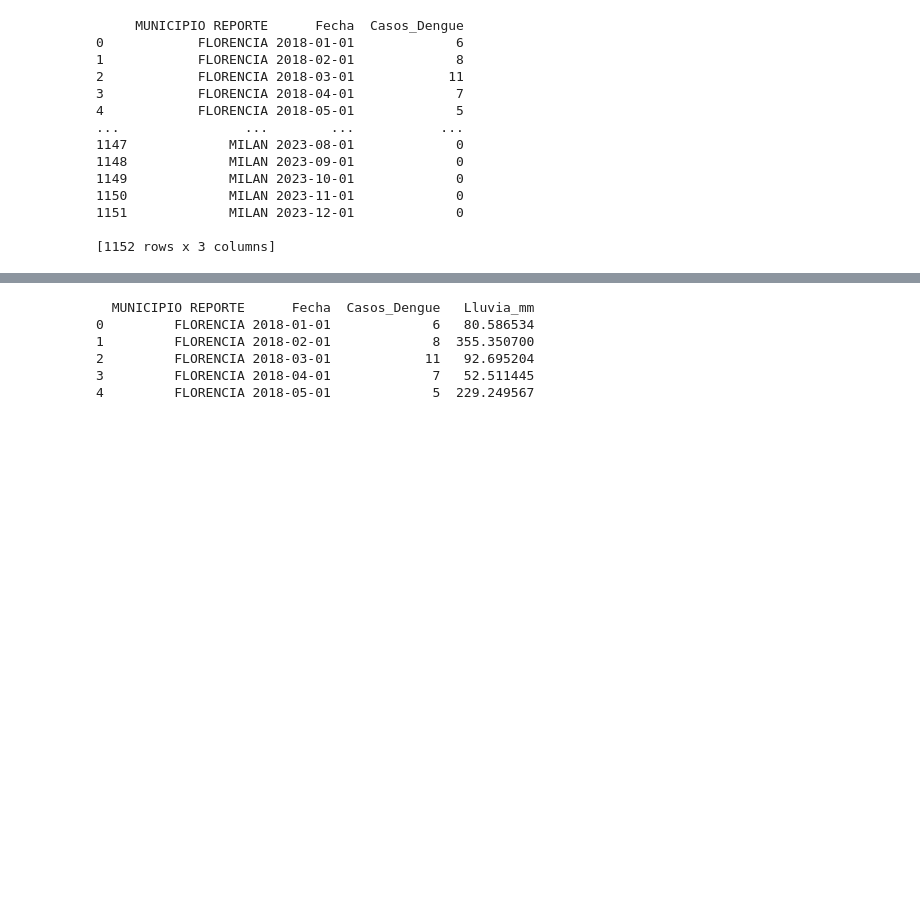
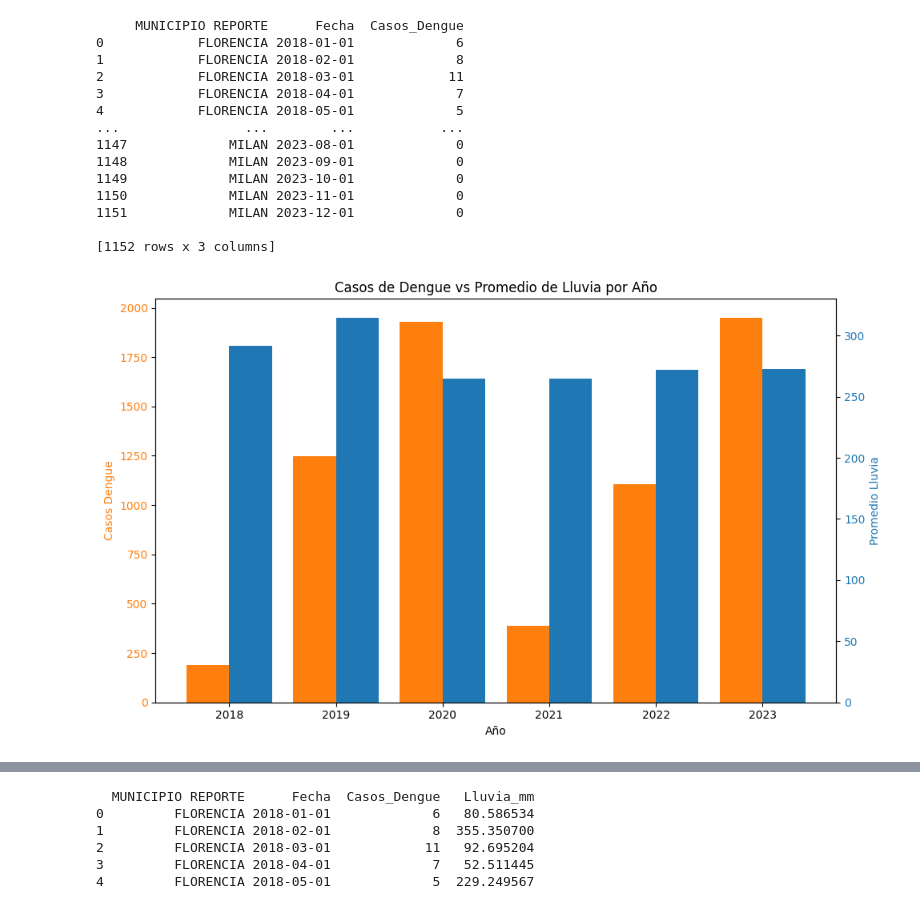
Before and after one commit to Musiconauta24/Proyecto_Curso_IA, a Jupyter notebook: Proyecto_analisis.ipynb, the cells around one changed output, grey strips where cells are left out. Saved outputs shown, nothing was run; the diff lists cells and outputs as text; code cells hidden in the pictures; blank space fills up the shorter version.

```diff
--- a/Proyecto_analisis.ipynb
+++ b/Proyecto_analisis.ipynb
@@ -146,7 +146,8 @@ print (dengue['FECHA REPORTE'].value_counts(normalize=True))
 # Obtener los años únicos y ordenarlos de menor a mayor
 anios_ordenados = sorted(dengue['FECHA REPORTE'].unique())
 # Graficar los casos por año en orden
-dengue['FECHA REPORTE'].value_counts().reindex(anios_ordenados).plot(kind='bar', title='Número de personas contagiadas por año')
+casos_dengue = dengue['FECHA REPORTE'].value_counts().reindex(anios_ordenados)
+casos_dengue.plot(kind='bar', title='Número de personas contagiadas por año')
 plt.show()
 print ("\n Distribución de los casos por Mes")
 print (dengue['MES REPORTE'].value_counts())
@@ -288,3 +289,80 @@ print(df_dengue_group)
 1151             MILAN 2023-12-01             0
 
 [1152 rows x 3 columns]
+# %%
+# Revisar la distribución de la muestra de lluvia
+# --- 2️⃣ Agrupar Lluvia por año ---
+lluvia['Fecha'] = pd.to_datetime(lluvia['Fecha'], errors='coerce', dayfirst=True)
+lluvia['Año'] = lluvia['Fecha'].dt.year
+# Calcular promedio de lluvia por año
+promedio_lluvia = lluvia.groupby('Año')['Valor'].mean()
+
+# --- 3️⃣ Unir ambos DataFrames ---
+df_combinado = pd.DataFrame({
+    'Casos Dengue': casos_dengue,
+    'Promedio Lluvia': promedio_lluvia
+}).sort_index()
+
+fig, ax1 = plt.subplots(figsize=(10, 6))
+ax1.set_xlabel("Año")
+ax1.set_ylabel("Casos Dengue", color="tab:orange")
+ax1.bar(df_combinado.index - 0.2, df_combinado['Casos Dengue'],
+        width=0.4, color="tab:orange", label="Casos Dengue")
+ax1.tick_params(axis='y', labelcolor="tab:orange")
+
+# Eje Y derecho para promedio de lluvias
+ax2 = ax1.twinx()
+ax2.set_ylabel("Promedio Lluvia", color="tab:blue")
+ax2.bar(df_combinado.index + 0.2, df_combinado['Promedio Lluvia'],
+        width=0.4, color="tab:blue", label="Promedio Lluvia")
+ax2.tick_params(axis='y', labelcolor="tab:blue")
+
+# Título y formato
+plt.title("Casos de Dengue vs Promedio de Lluvia por Año")
+fig.tight_layout()
+
+# Mostrar
+plt.show()
+
+print ("\n Distribución de los casos por Mes")
+# Ordenar los meses del año en español
+meses_ordenados = ['ENERO', 'FEBRERO', 'MARZO', 'ABRIL', 'MAYO', 'JUNIO', 'JULIO', 'AGOSTO', 'SEPTIEMBRE', 'OCTUBRE', 'NOVIEMBRE', 'DICIEMBRE']
+
+# --- 1️⃣ Casos de dengue por mes ---
+casos_dengue_mes = dengue['MES REPORTE'].value_counts().reindex(meses_ordenados)
+
+# --- 2️⃣ Lluvias por mes ---
+# Asegurar formato fecha
+lluvia['Fecha'] = pd.to_datetime(lluvia['Fecha'], errors='coerce', dayfirst=True)
+# Extraer mes en texto para alinear con dengue
+lluvia['Mes'] = lluvia['Fecha'].dt.month.apply(lambda x: meses_ordenados[x-1])
+# Calcular promedio de lluvia por mes
+promedio_lluvia_mes = lluvia.groupby('Mes')['Valor'].mean().reindex(meses_ordenados)
+
+# --- 3️⃣ Unir ambos DataFrames ---
+df_meses = pd.DataFrame({
+    'Casos Dengue': casos_dengue_mes,
+    'Promedio Lluvia': promedio_lluvia_mes
+})
+
+# --- 4️⃣ Graficar con doble eje Y ---
+fig, ax1 = plt.subplots(figsize=(10, 6))
+
+# Casos de dengue (barras)
+ax1.set_xlabel("Mes")
+ax1.set_ylabel("Casos Dengue", color="tab:blue")
+ax1.bar(df_meses.index, df_meses['Casos Dengue'], width=0.4, color="tab:blue", label="Casos Dengue")
+ax1.tick_params(axis='y', labelcolor="tab:blue")
+ax1.set_xticklabels(df_meses.index, rotation=45)
+
+# Promedio de lluvias (línea con puntos)
+ax2 = ax1.twinx()
+ax2.set_ylabel("Promedio Lluvia", color="tab:orange")
+ax2.plot(df_meses.index, df_meses['Promedio Lluvia'], color="tab:orange", marker='o', label="Promedio Lluvia")
+ax2.tick_params(axis='y', labelcolor="tab:orange")
+
+plt.title("Casos de Dengue vs Promedio de Lluvia por Mes")
+fig.tight_layout()
+plt.show()
+# %% [output]
+[figure, added]
```
Also changed, not shown: parts of 1 cell of this notebook, 4 other files.
